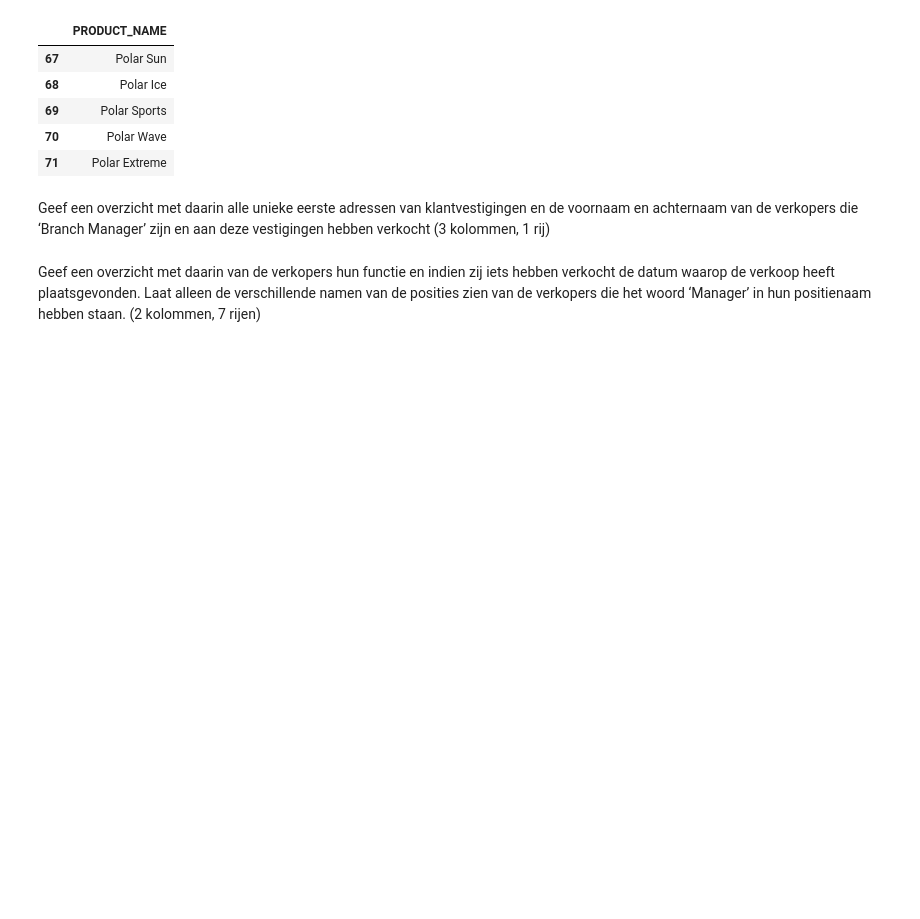
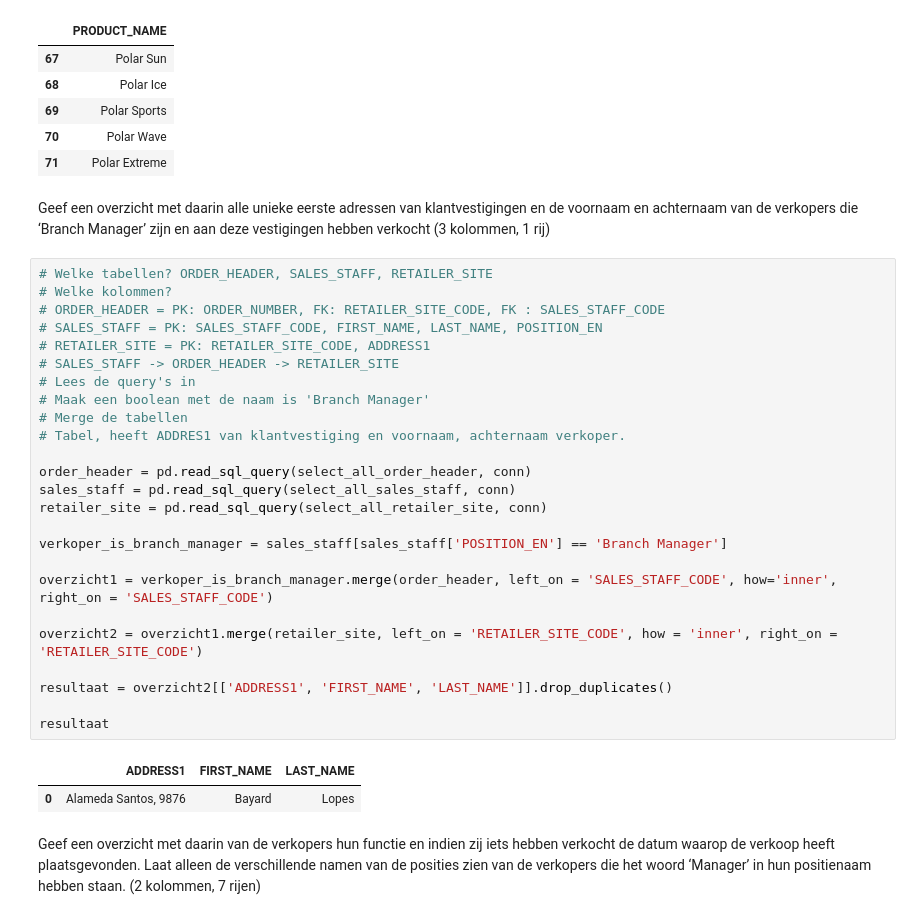
Before and after one commit to RobbertSchwarze/SEM4Robbert, a Jupyter notebook: DEAI - Pythonweek WC Dataselectie met pandas/Opdrachten.ipynb, the cells around one changed output. Cells and saved outputs as stored; diff of their text form; blank space fills up the shorter version.

Commit message:
[Opdracht] overzicht met unieke adressen

```diff
--- a/DEAI - Pythonweek WC Dataselectie met pandas/Opdrachten.ipynb
+++ b/DEAI - Pythonweek WC Dataselectie met pandas/Opdrachten.ipynb
@@ -517,6 +517,34 @@ resultaat
 | 71 | Polar Extreme |
 # %% [markdown]
 Geef een overzicht met daarin alle unieke eerste adressen van klantvestigingen en de voornaam en achternaam van de verkopers die ‘Branch Manager’ zijn en aan deze vestigingen hebben verkocht (3 kolommen, 1 rij)
+# %%
+# Welke tabellen? ORDER_HEADER, SALES_STAFF, RETAILER_SITE
+# Welke kolommen?
+# ORDER_HEADER = PK: ORDER_NUMBER, FK: RETAILER_SITE_CODE, FK : SALES_STAFF_CODE
+# SALES_STAFF = PK: SALES_STAFF_CODE, FIRST_NAME, LAST_NAME, POSITION_EN
+# RETAILER_SITE = PK: RETAILER_SITE_CODE, ADDRESS1
+# SALES_STAFF -> ORDER_HEADER -> RETAILER_SITE
+# Lees de query's in
+# Maak een boolean met de naam is 'Branch Manager'
+# Merge de tabellen
+# Tabel, heeft ADDRES1 van klantvestiging en voornaam, achternaam verkoper.
+
+order_header = pd.read_sql_query(select_all_order_header, conn)
+sales_staff = pd.read_sql_query(select_all_sales_staff, conn)
+retailer_site = pd.read_sql_query(select_all_retailer_site, conn)
+
+verkoper_is_branch_manager = sales_staff[sales_staff['POSITION_EN'] == 'Branch Manager']
+
+overzicht1 = verkoper_is_branch_manager.merge(order_header, left_on = 'SALES_STAFF_CODE', how='inner', right_on = 'SALES_STAFF_CODE')
+
+overzicht2 = overzicht1.merge(retailer_site, left_on = 'RETAILER_SITE_CODE', how = 'inner', right_on = 'RETAILER_SITE_CODE')
+
+resultaat = overzicht2[['ADDRESS1', 'FIRST_NAME', 'LAST_NAME']].drop_duplicates()
+
+resultaat
+# %% [output]
+|  | ADDRESS1 | FIRST_NAME | LAST_NAME |
+| 0 | Alameda Santos, 9876 | Bayard | Lopes |
 # %% [markdown]
 Geef een overzicht met daarin van de verkopers hun functie en indien zij iets hebben verkocht de datum waarop de verkoop heeft plaatsgevonden. Laat alleen de verschillende namen van de posities zien van de verkopers die het woord ‘Manager’ in hun positienaam hebben staan. (2 kolommen, 7 rijen)
 # %% [markdown]
```
Also changed, not shown: parts of 1 cell of this notebook.
